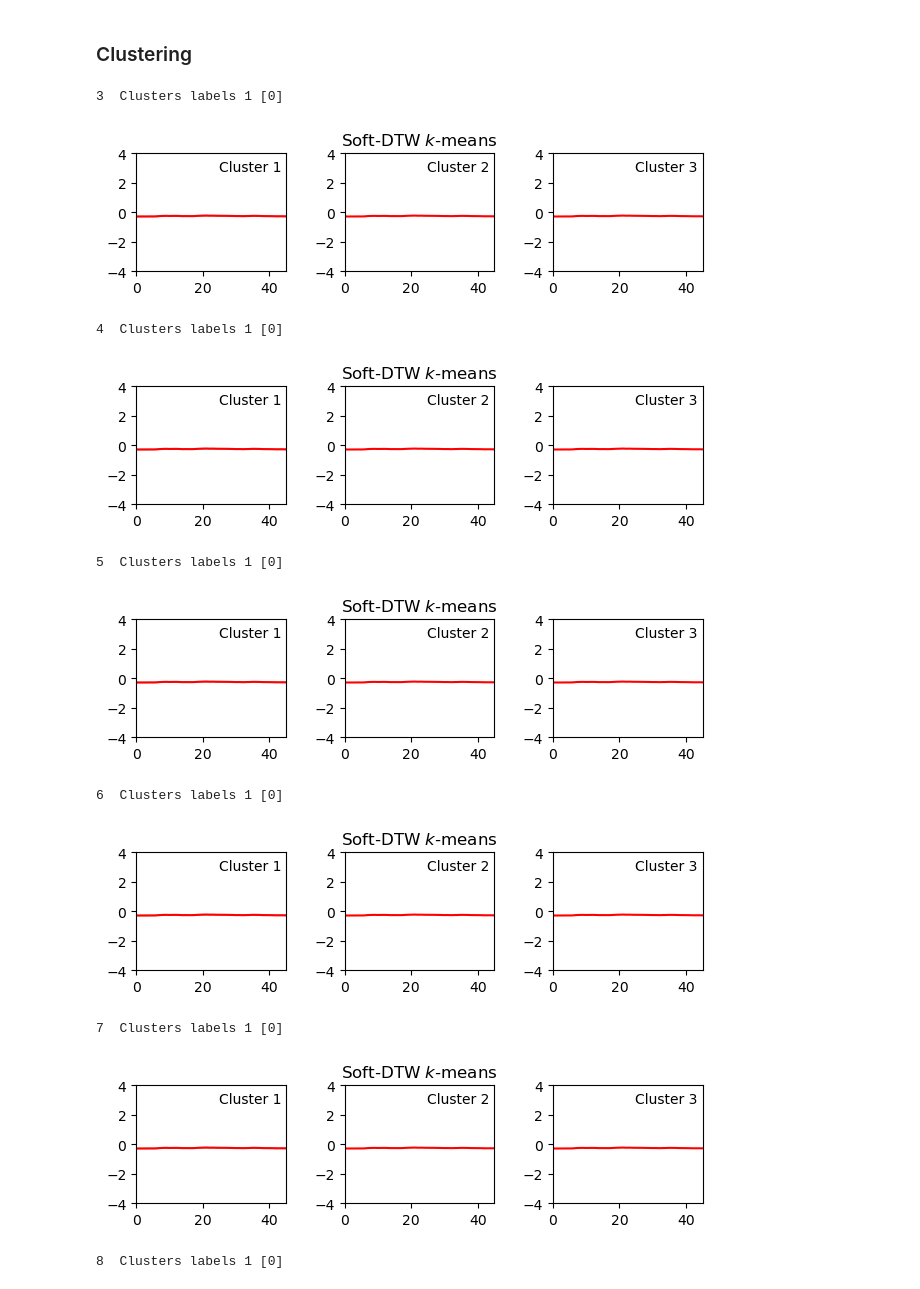
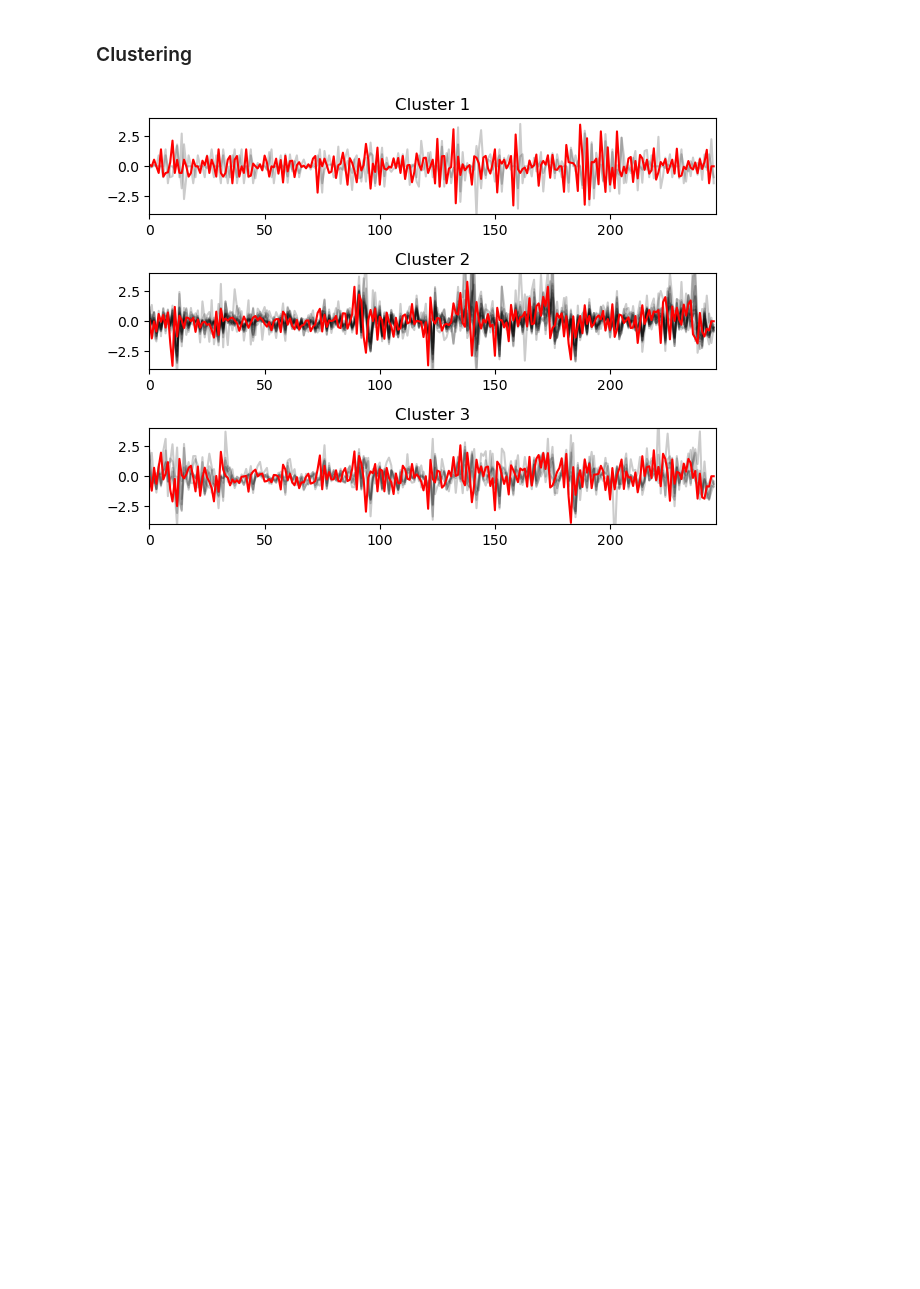
Before and after one commit to FedeScenna/Crypto_NetworkAnalysis, a Jupyter notebook: 06_ClusterAnalysis.ipynb, the cells around one changed output. Saved outputs shown, nothing was run; the diff lists cells and outputs as text; code cells hidden in the pictures; blank space fills up the shorter version.

Commit message:
clustering kshape

```diff
--- a/06_ClusterAnalysis.ipynb
+++ b/06_ClusterAnalysis.ipynb
@@ -9,4 +13,4 @@ import matplotlib.pyplot as plt
 # %%
 df = pd.read_csv("all_coins_data.csv")
 df.sort_values(["coin", "time"], inplace = True)
-df.head()
+df = df[["time","daily_log_return", "coin"]]
@@ -20,2 +17,4 @@ df.head()
+# %%
+df=df.pivot(index="coin", columns="time",values="daily_log_return")
 # %% [markdown]
 ### Generate Dataset
@@ -28,2 +21,2 @@ def generate_ts(df, tsfield, value):
 # %%
-dfts = to_time_series_dataset([eval(generate_ts(df=df, tsfield="coin", value="close"))])
+dfts = to_time_series_dataset(df)
@@ -33,37 +34,27 @@ X_train = TimeSeriesScalerMeanVariance().fit_transform(dfts)
 ### Clustering
 # %%
 n_clusters = range(3,11)
+# %%
+# Training using kShape
+
+for i in n_clusters:
+    ks = KShape(n_clusters=i, max_iter=100, n_init=100,verbose=0)
+    y_pred = ks.fit_predict(X_train)
 # %%
-for c in n_clusters:
-    km = TimeSeriesKMeans(n_clusters=c,
-                           metric="softdtw",
-                           metric_params={"gamma": .01})
-    labels = km.fit_predict(X_train)
-    print(c, " Clusters", "labels", len(labels), labels)
-    y_pred = km.fit_predict(X_train)
-    for yi in range(3):
-        plt.subplot(3, 3, 7 + yi)
-        for xx in X_train[y_pred == yi]:
-            plt.plot(xx.ravel(), "k-", alpha=.2)
-        plt.plot(km.cluster_centers_[yi].ravel(), "r-")
-        plt.xlim(0, X_train.shape[1])
-        plt.ylim(-4, 4)
-        plt.text(0.55, 0.85,'Cluster %d' % (yi + 1),
-                transform=plt.gca().transAxes)
-        if yi == 1:
-            plt.title("Soft-DTW $k$-means")
+plt.figure()
 
-    plt.tight_layout()
-    plt.show()
+sz = X_train.shape[1]
+
+for yi in range(3):
+    plt.subplot(3, 1, 1 + yi)
+    for xx in X_train[y_pred == yi]:
+        plt.plot(xx.ravel(), "k-", alpha=.2)
+    plt.plot(ks.cluster_centers_[yi].ravel(), "r-")
+    plt.xlim(0, sz)
+    plt.ylim(-4, 4)
+    plt.title("Cluster %d" % (yi + 1))
+
+plt.tight_layout()
+plt.show()
 # %% [output]
-3  Clusters labels 1 [0]
-[figure, old version]
+[figure, new version]
-4  Clusters labels 1 [0]
-[figure, removed]
-5  Clusters labels 1 [0]
-[figure, removed]
-6  Clusters labels 1 [0]
-[figure, removed]
-7  Clusters labels 1 [0]
-[figure, removed]
-8  Clusters labels 1 [0]
```
Also changed, not shown: parts of 5 cells of this notebook.
